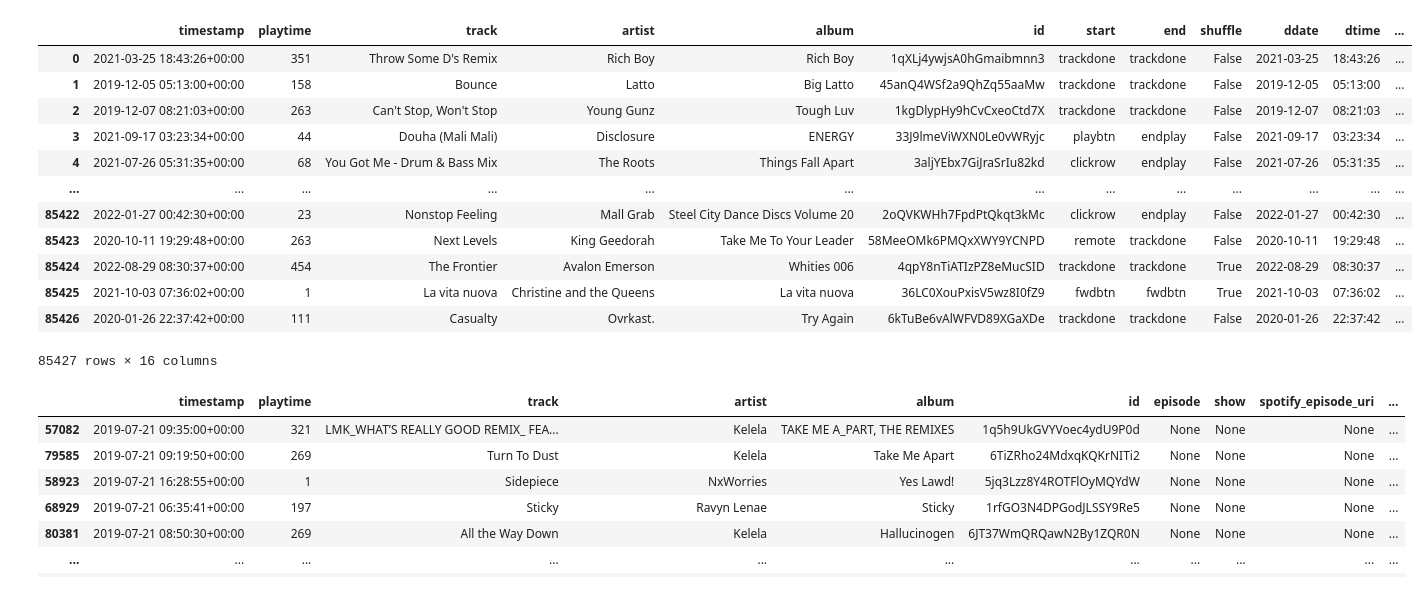
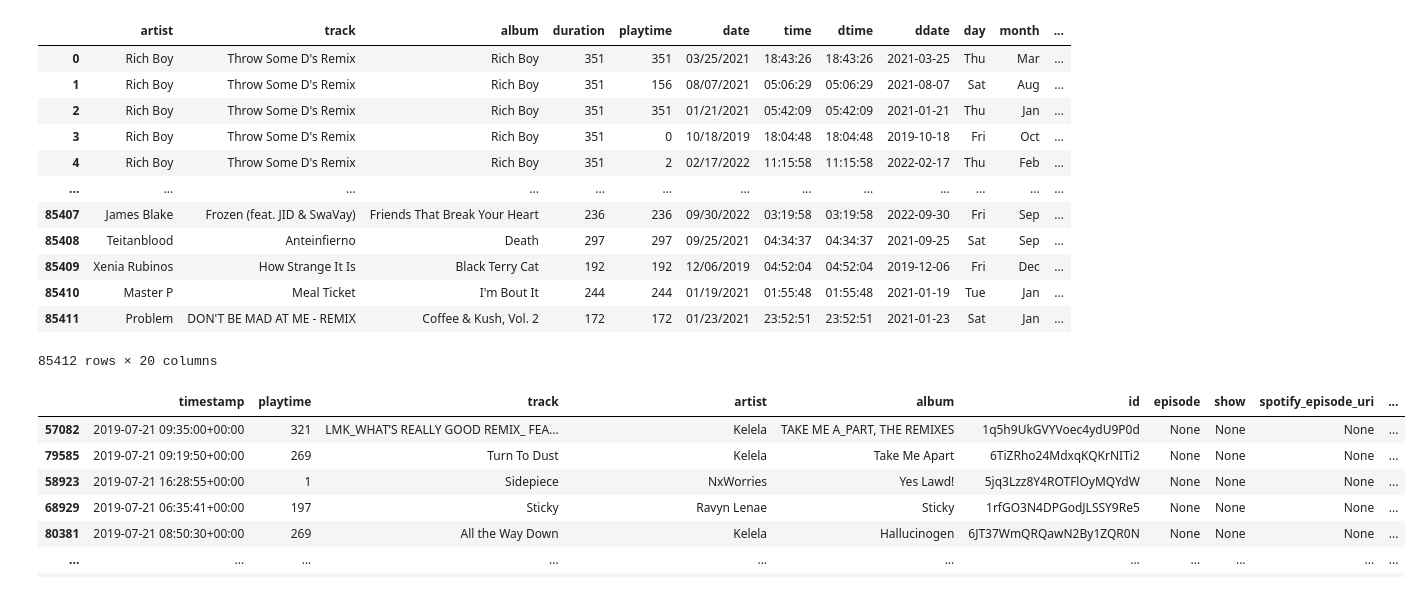
Before and after one commit to mmmuir/CL_DA2, a Jupyter notebook: tests.ipynb, the cells around one changed output. Saved outputs shown, nothing was run; the diff lists cells and outputs as text; code cells hidden in the pictures.

```diff
--- a/tests.ipynb
+++ b/tests.ipynb
@@ -59,26 +44,26 @@ check_loss(streams_df, streams_af_df)
 )
 # %%
 # all_streams_df
-streams_df
-# streams_af_df
+# streams_df
+streams_af_df
 # no_skip_df
 # playlist_af_df
 # pod_df
 # wheel_df
 # %% [output]
-|  | timestamp | playtime | track | artist | album | id | start | end | shuffle | ddate | dtime | ... |
-| 0 | 2021-03-25 18:43:26+00:00 | 351 | Throw Some D's Remix | Rich Boy | Rich Boy | 1qXLj4ywjsA0hGmaibmnn3 | trackdone | trackdone | False | 2021-03-25 | 18:43:26 | ... |
-| 1 | 2019-12-05 05:13:00+00:00 | 158 | Bounce | Latto | Big Latto | 45anQ4WSf2a9QhZq55aaMw | trackdone | trackdone | False | 2019-12-05 | 05:13:00 | ... |
-| 2 | 2019-12-07 08:21:03+00:00 | 263 | Can't Stop, Won't Stop | Young Gunz | Tough Luv | 1kgDlypHy9hCvCxeoCtd7X | trackdone | trackdone | False | 2019-12-07 | 08:21:03 | ... |
-| 3 | 2021-09-17 03:23:34+00:00 | 44 | Douha (Mali Mali) | Disclosure | ENERGY | 33J9lmeViWXN0Le0vWRyjc | playbtn | endplay | False | 2021-09-17 | 03:23:34 | ... |
-| 4 | 2021-07-26 05:31:35+00:00 | 68 | You Got Me - Drum & Bass Mix | The Roots | Things Fall Apart | 3aljYEbx7GiJraSrIu82kd | clickrow | endplay | False | 2021-07-26 | 05:31:35 | ... |
+|  | artist | track | album | duration | playtime | date | time | dtime | ddate | day | month | ... |
+| 0 | Rich Boy | Throw Some D's Remix | Rich Boy | 351 | 351 | 03/25/2021 | 18:43:26 | 18:43:26 | 2021-03-25 | Thu | Mar | ... |
+| 1 | Rich Boy | Throw Some D's Remix | Rich Boy | 351 | 156 | 08/07/2021 | 05:06:29 | 05:06:29 | 2021-08-07 | Sat | Aug | ... |
+| 2 | Rich Boy | Throw Some D's Remix | Rich Boy | 351 | 351 | 01/21/2021 | 05:42:09 | 05:42:09 | 2021-01-21 | Thu | Jan | ... |
+| 3 | Rich Boy | Throw Some D's Remix | Rich Boy | 351 | 0 | 10/18/2019 | 18:04:48 | 18:04:48 | 2019-10-18 | Fri | Oct | ... |
+| 4 | Rich Boy | Throw Some D's Remix | Rich Boy | 351 | 2 | 02/17/2022 | 11:15:58 | 11:15:58 | 2022-02-17 | Thu | Feb | ... |
 | ... | ... | ... | ... | ... | ... | ... | ... | ... | ... | ... | ... | ... |
-| 85422 | 2022-01-27 00:42:30+00:00 | 23 | Nonstop Feeling | Mall Grab | Steel City Dance Discs Volume 20 | 2oQVKWHh7FpdPtQkqt3kMc | clickrow | endplay | False | 2022-01-27 | 00:42:30 | ... |
-| 85423 | 2020-10-11 19:29:48+00:00 | 263 | Next Levels | King Geedorah | Take Me To Your Leader | 58MeeOMk6PMQxXWY9YCNPD | remote | trackdone | False | 2020-10-11 | 19:29:48 | ... |
-| 85424 | 2022-08-29 08:30:37+00:00 | 454 | The Frontier | Avalon Emerson | Whities 006 | 4qpY8nTiATIzPZ8eMucSID | trackdone | trackdone | True | 2022-08-29 | 08:30:37 | ... |
-| 85425 | 2021-10-03 07:36:02+00:00 | 1 | La vita nuova | Christine and the Queens | La vita nuova | 36LC0XouPxisV5wz8I0fZ9 | fwdbtn | fwdbtn | True | 2021-10-03 | 07:36:02 | ... |
-| 85426 | 2020-01-26 22:37:42+00:00 | 111 | Casualty | Ovrkast. | Try Again | 6kTuBe6vAlWFVD89XGaXDe | trackdone | trackdone | False | 2020-01-26 | 22:37:42 | ... |
+| 85407 | James Blake | Frozen (feat. JID & SwaVay) | Friends That Break Your Heart | 236 | 236 | 09/30/2022 | 03:19:58 | 03:19:58 | 2022-09-30 | Fri | Sep | ... |
+| 85408 | Teitanblood | Anteinfierno | Death | 297 | 297 | 09/25/2021 | 04:34:37 | 04:34:37 | 2021-09-25 | Sat | Sep | ... |
+| 85409 | Xenia Rubinos | How Strange It Is | Black Terry Cat | 192 | 192 | 12/06/2019 | 04:52:04 | 04:52:04 | 2019-12-06 | Fri | Dec | ... |
+| 85410 | Master P | Meal Ticket | I'm Bout It | 244 | 244 | 01/19/2021 | 01:55:48 | 01:55:48 | 2021-01-19 | Tue | Jan | ... |
+| 85411 | Problem | DON'T BE MAD AT ME - REMIX | Coffee & Kush, Vol. 2 | 172 | 172 | 01/23/2021 | 23:52:51 | 23:52:51 | 2021-01-23 | Sat | Jan | ... |
-85427 rows × 16 columns
+85412 rows × 20 columns
 # %%
 # pd.to_timedelta
 def list_duplicatetimes(df):
```
Also changed, not shown: parts of 1 cell of this notebook, 2 other files.
